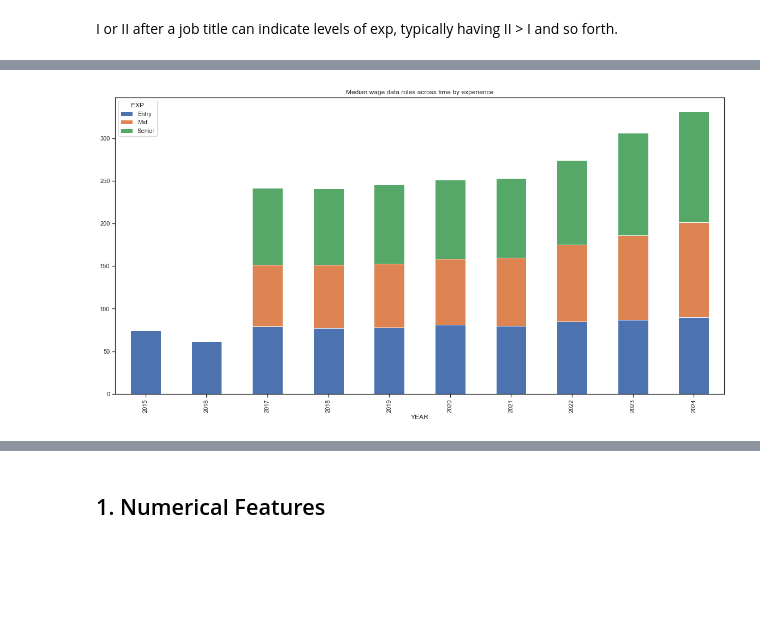
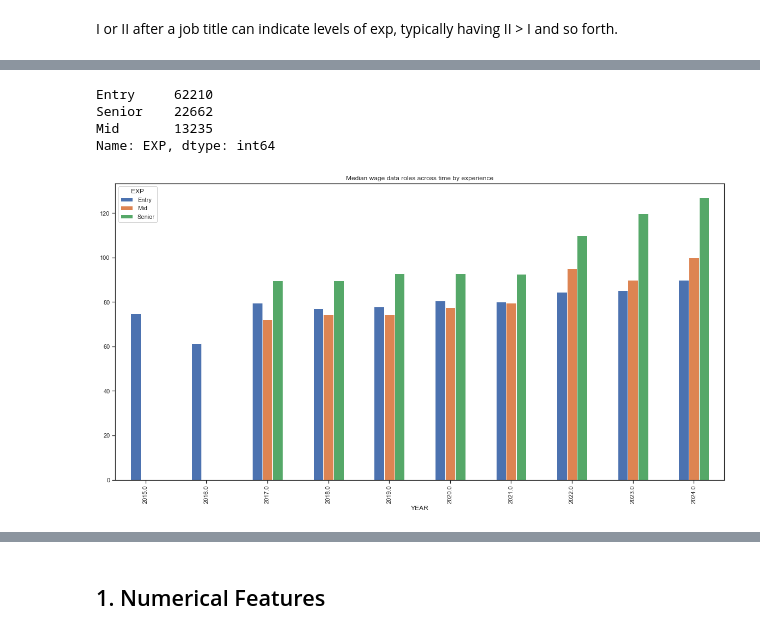
Before and after one commit to saltedpotato/QF632_Project, a Jupyter notebook: Part2.ipynb, the cells around one changed output, grey strips where cells are left out. Saved outputs shown, nothing was run; the diff lists cells and outputs as text; code cells hidden in the pictures; blank space fills up the shorter version.

```diff
--- a/Part2.ipynb
+++ b/Part2.ipynb
@@ -29,0 +151,5 @@ sample_data_d = pd.read_csv("Data//Glassdoor_Salary_Cleaned_Version.csv")
+# %%
+sample_data_comb2 = pd.concat([sample_data_comb, sample_data_d_temp])
+
+print(sample_data_comb2.shape)
+sample_data_comb2.sample(7)
@@ -98,10 +250,0 @@ all_df2.sample(5)
-# %%
-all_df2["STATE"].value_counts()
-core_states = ['CA', 'TX', 'WA', 'NY']
-all_df2["STATE"].mask(~all_df2["STATE"].isin(core_states) ,'others', inplace=True)
-all_df2
-category = "STATE"
-
-df_plt = all_df2[["YEAR", category]].groupby(["YEAR", category], as_index = False).size().copy()
-df_plt = df_plt.pivot(index='YEAR', columns=category, values='size')
-ax = df_plt.plot.bar(figsize=(20, 10), stacked=True, title="Median wage data roles across time by experience")
@@ -125,3 +265,9 @@ for job in all_df2["JOB TITLE"]:
         exp_level.append("Entry")
 
 all_df2["EXP"] = exp_level
+# %%
+data_comb = pd.concat([sample_data_comb2, all_df2])
+data_comb["y"] =  pd.to_numeric(data_comb["y"]) / 1000
+
+print(data_comb.shape)
+data_comb.sample(7)
@@ -128,9 +284,14 @@ all_df2["EXP"] = exp_level
 # %%
 category = "EXP"
 cat = "data analyst"
 
-df_plt = all_df2[all_df2["TYPE"] == cat][["YEAR", category, "y"]].groupby(["YEAR", category], as_index = False).median().copy()
+df_plt = data_comb[data_comb["TYPE"] == cat][["YEAR", category, "y"]].groupby(["YEAR", category], as_index = False).median().copy()
+print(data_comb[category].value_counts())
 df_plt = df_plt.pivot(index='YEAR', columns=category, values='y')
-ax = df_plt.plot.bar(figsize=(20, 10), stacked=True, title="Median wage data roles across time by experience")
+ax = df_plt.plot.bar(figsize=(20, 10), title="Median wage data roles across time by experience")
 # %% [output]
+Entry     62210
+Senior    22662
+Mid       13235
+Name: EXP, dtype: int64
-[figure, old version]
+[figure, new version]
```
Also changed, not shown: parts of 46 cells of this notebook.
